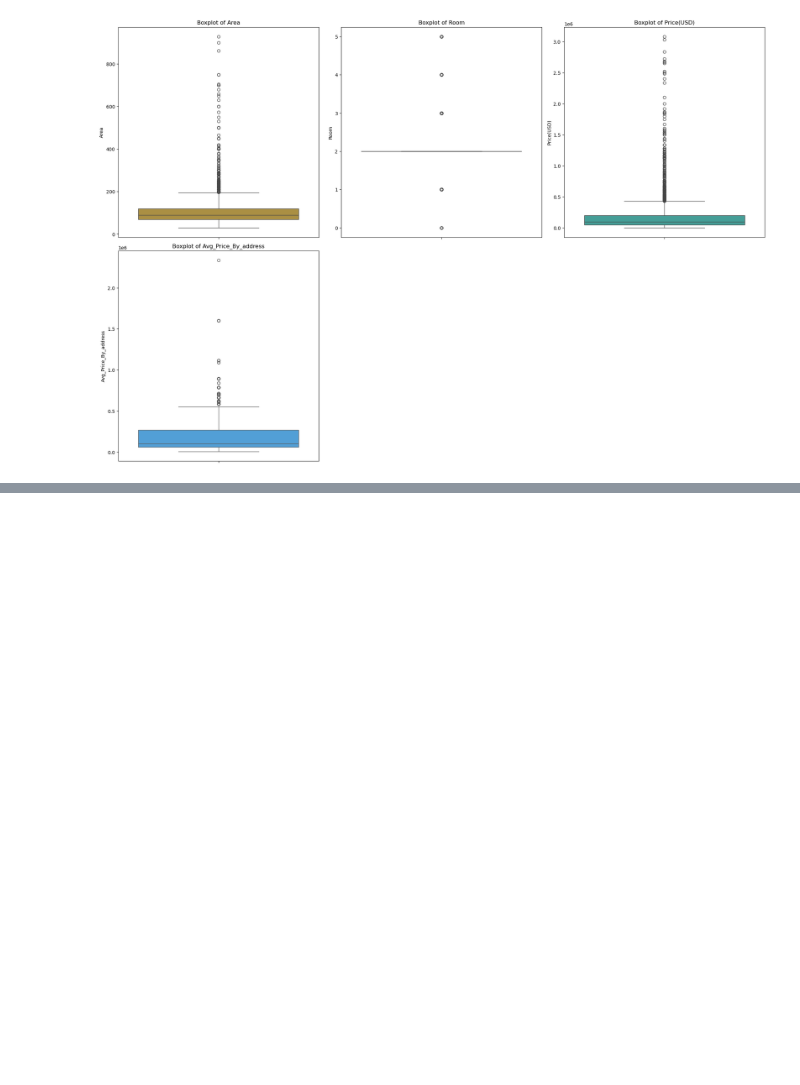
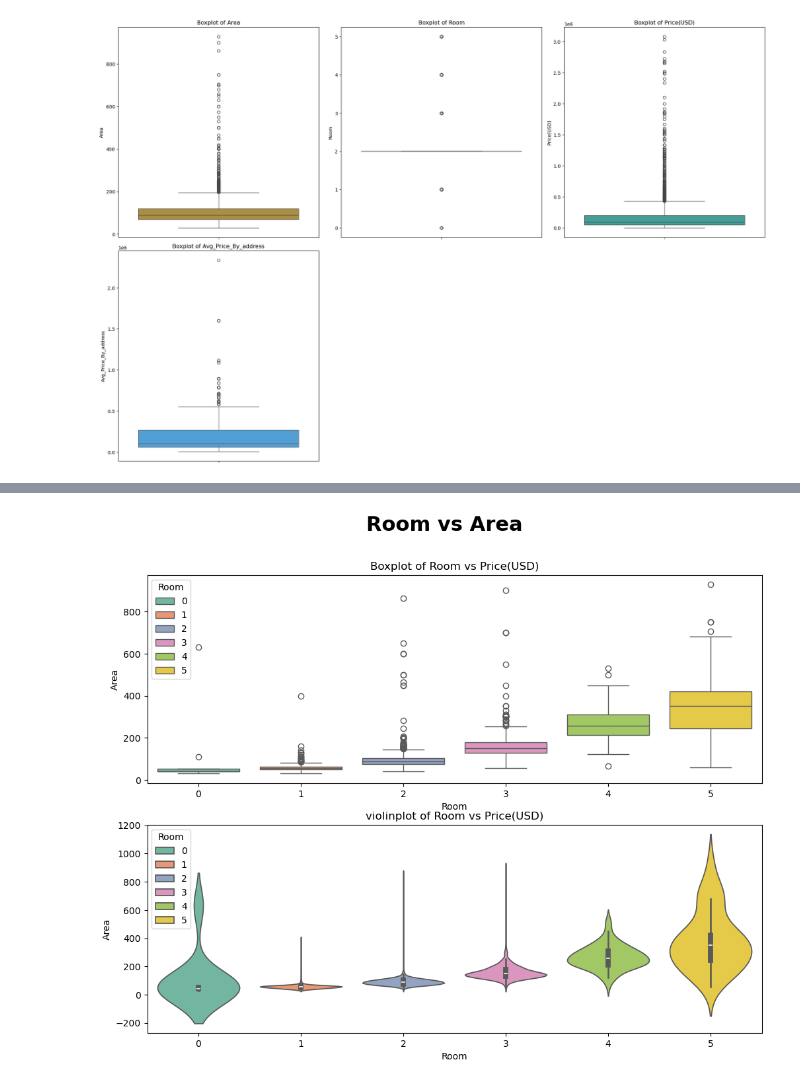
Before and after one commit to Moein1239/HousePrice_Tehran, a Jupyter notebook: Scripts/Houseprice_Tehran.ipynb, the cells around one changed output, grey strips where cells are left out. Saved outputs shown, nothing was run; the diff lists cells and outputs as text; code cells hidden in the pictures; blank space fills up the shorter version.

```diff
--- a/Scripts/Houseprice_Tehran.ipynb
+++ b/Scripts/Houseprice_Tehran.ipynb
@@ -149,0 +185,15 @@ plt.show()
+# %%
+plt.figure(figsize=(12,9))
+plt.suptitle("Room vs Area", fontweight="bold", fontsize=22)
+axes=[]
+
+axes.append(plt.subplot(2,1,1))
+sns.boxplot(x='Room' , y='Area' ,hue='Room' ,data=df ,palette='Set2')
+plt.title('Boxplot of Room vs Price(USD)')
+
+axes.append(plt.subplot(2,1,2))
+sns.violinplot(x='Room', y='Area', hue="Room", data=df, palette='Set2')
+plt.title('violinplot of Room vs Price(USD)')
+plt.show()
+# %% [output]
+[figure, added]
```
Also changed, not shown: parts of 3 cells of this notebook.
